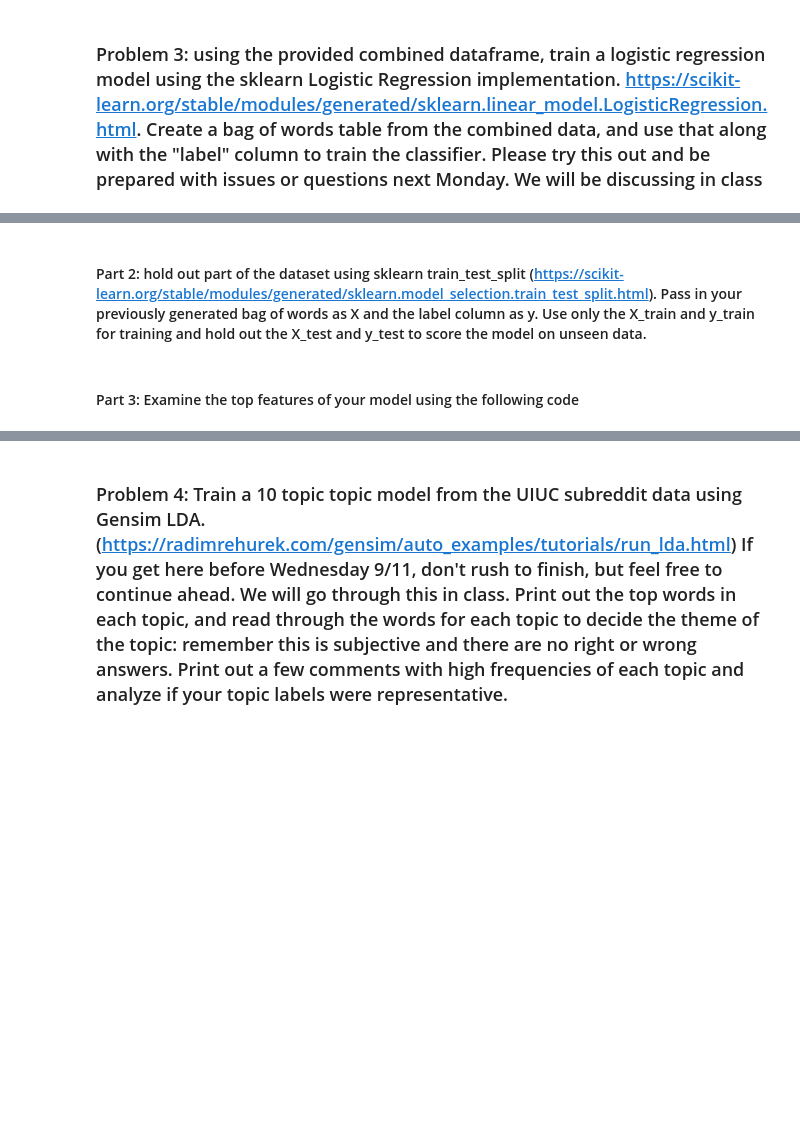
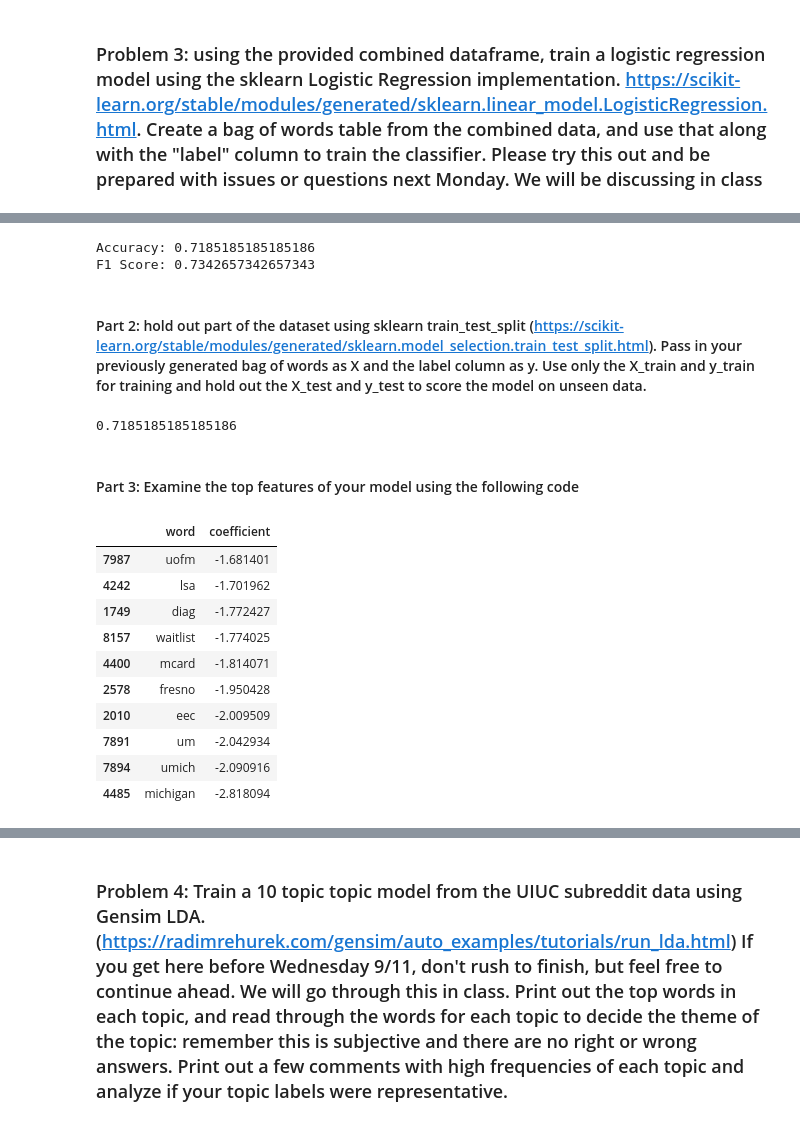
Before and after one commit to samuelb8/project1-counting-words, a Jupyter notebook: project1.ipynb, the cells around one changed output, grey strips where cells are left out. Saved outputs shown, nothing was run; the diff lists cells and outputs as text; code cells hidden in the pictures; blank space fills up the shorter version.

```diff
--- a/project1.ipynb
+++ b/project1.ipynb
@@ -360,9 +378,42 @@ bag_of_words
+# %%
+#report the accuracy of the model
+
+#calculate accuracy and f1 score
+accuracy = accuracy_score(y_test, y_pred)
+f1 = f1_score(y_test, y_pred)
+print(f"Accuracy: {accuracy}")
+print(f"F1 Score: {f1}")
+# %% [output]
+Accuracy: 0.7185185185185186
+F1 Score: 0.7342657342657343
 # %% [markdown]
 #### Part 2: hold out part of the dataset using sklearn train_test_split (https://scikit-learn.org/stable/modules/generated/sklearn.model_selection.train_test_split.html). Pass in your previously generated bag of words as X and the label column as y. Use only the X_train and y_train for training and hold out the X_test and y_test to score the model on unseen data.
 # %%
 # what is the accuracy of the model? Is it better or worse than previous?Why do you think it has changed?
+y_pred = model.predict(X_test)
+accuracy_score(y_test, y_pred)
+# %% [output]
+0.7185185185185186
 # %% [markdown]
 #### Part 3: Examine the top features of your model using the following code
 # %%
 #get the coefficients of the model and plot the top 10 most positive and top 10 most negative coefficients
 #what do you notice about these words? Are they surprising or expected?
+bow_df = pd.DataFrame(bag_of_words.toarray(), columns=vectorizer.get_feature_names_out())
+coefficients = model.coef_[0]
+coefficients_df = pd.DataFrame({'word': bow_df.columns, 'coefficient': coefficients})
+coefficients_df = coefficients_df.sort_values(by='coefficient', ascending=False)
+coefficients_df.head(10)
+coefficients_df.tail(10)
+# %% [output]
+|  | word | coefficient |
+| 7987 | uofm | -1.681401 |
+| 4242 | lsa | -1.701962 |
+| 1749 | diag | -1.772427 |
+| 8157 | waitlist | -1.774025 |
+| 4400 | mcard | -1.814071 |
+| 2578 | fresno | -1.950428 |
+| 2010 | eec | -2.009509 |
+| 7891 | um | -2.042934 |
+| 7894 | umich | -2.090916 |
+| 4485 | michigan | -2.818094 |
```
Also changed, not shown: parts of 9 cells of this notebook.
